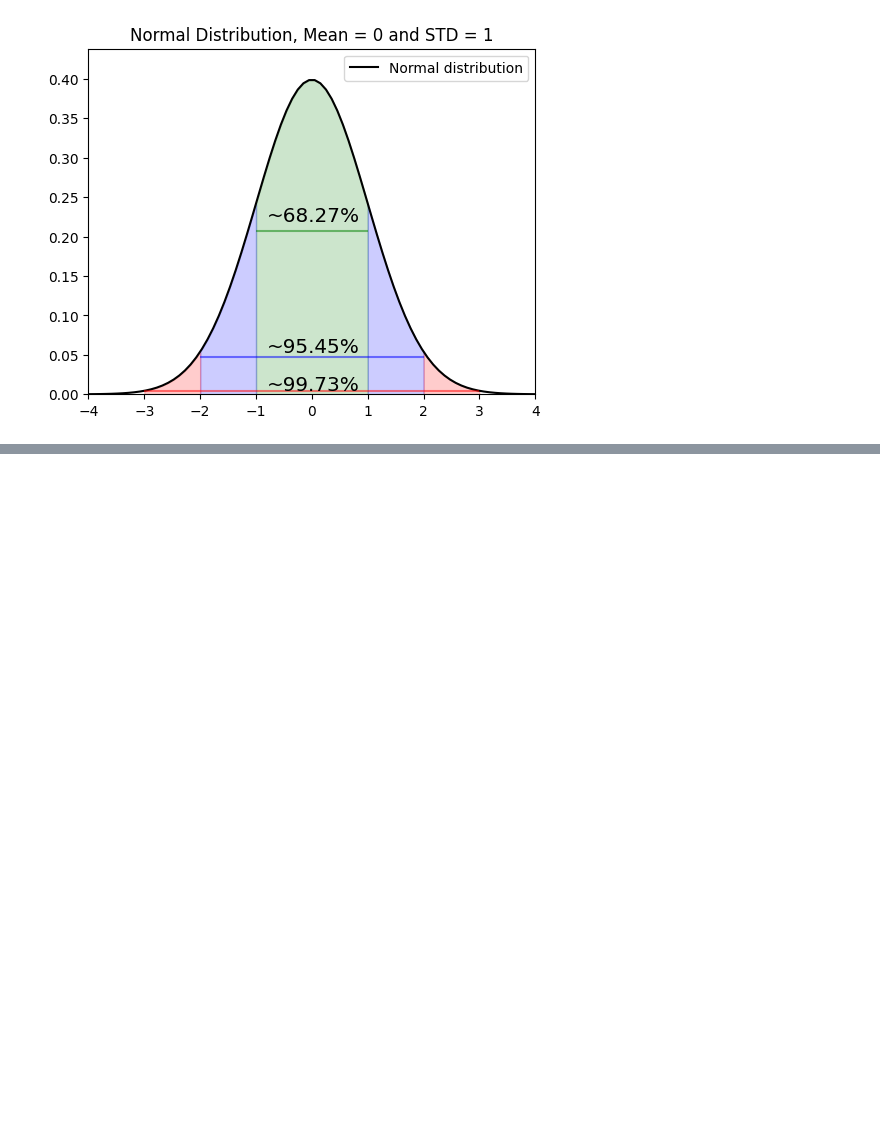
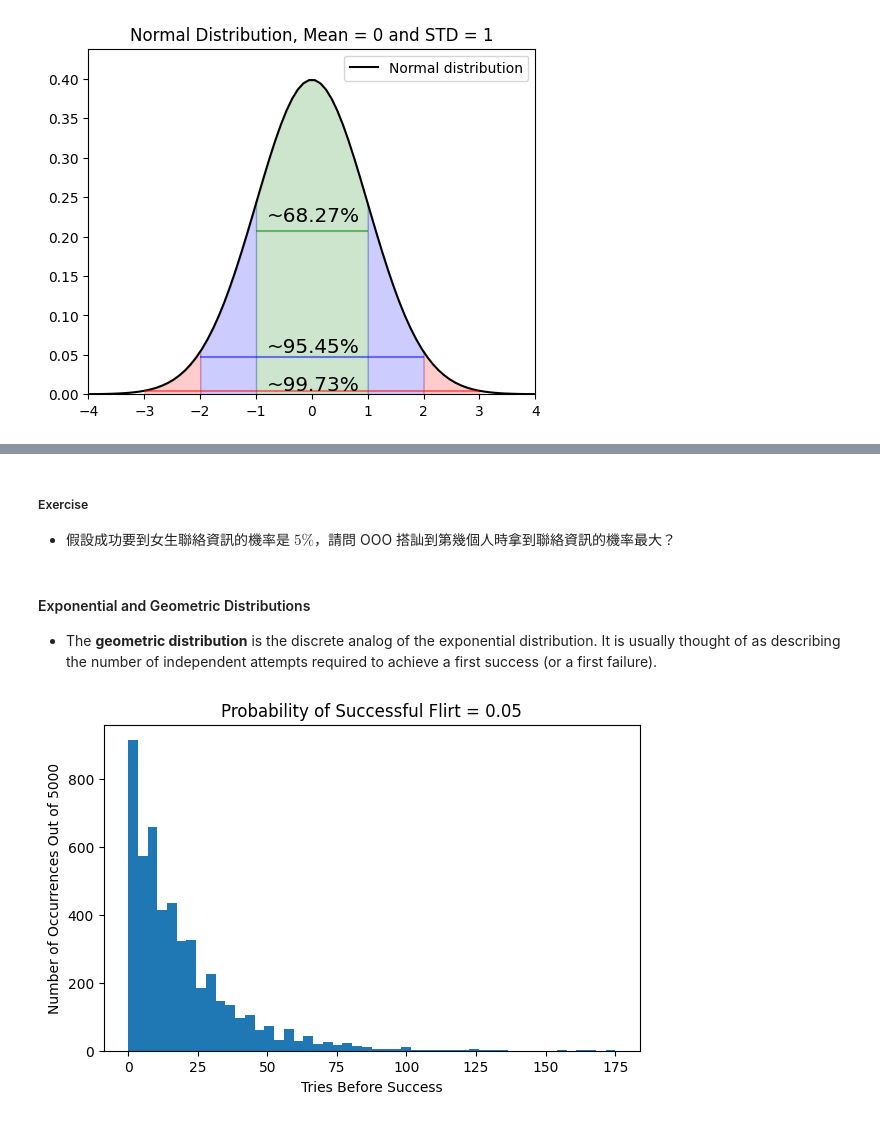
Before and after one commit to bruce88617/nycudopcs_advanced, a Jupyter notebook: Lectures/Lecture04/Lecture04.ipynb, the cells around one changed output, grey strips where cells are left out. Cells and saved outputs as stored; diff of their text form; code cells hidden in the pictures; blank space fills up the shorter version.

```diff
--- a/Lectures/Lecture04/Lecture04.ipynb
+++ b/Lectures/Lecture04/Lecture04.ipynb
@@ -201,0 +262,29 @@ test8(x=None, mu=0, sigma=1, N=100)
+# %% [markdown]
+##### Exercise
+
+- 假設成功要到女生聯絡資訊的機率是 $5 \%$，請問 OOO 搭訕到第幾個人時拿到聯絡資訊的機率最大？
+# %% [markdown]
+#### Exponential and Geometric Distributions
+
+- The **geometric distribution** is the discrete analog of the exponential distribution. It is usually thought of as describing the number of independent attempts required to achieve a first success (or a first failure).
+# %%
+import matplotlib.pyplot as plt
+
+def successfulFlirt(successProb=0.05, numTrials=5000):
+    triesBeforeSuccess = []
+    for t in range(numTrials):
+        consecFailures = 0
+        while random.random() > successProb:
+            consecFailures += 1
+        triesBeforeSuccess.append(consecFailures)
+
+    fig = plt.figure(dpi=100, layout="constrained")
+    ax = fig.add_subplot(111)
+    ax.hist(triesBeforeSuccess, bins=50)
+    ax.set_title("Probability of Successful Flirt = {:0.2f}".format(successProb))
+    ax.set_xlabel("Tries Before Success")
+    ax.set_ylabel("Number of Occurrences Out of {}".format(numTrials))
+
+successfulFlirt()
+# %% [output]
+[figure, added]
```
Also changed, not shown: parts of 8 cells of this notebook, 3 other files.
